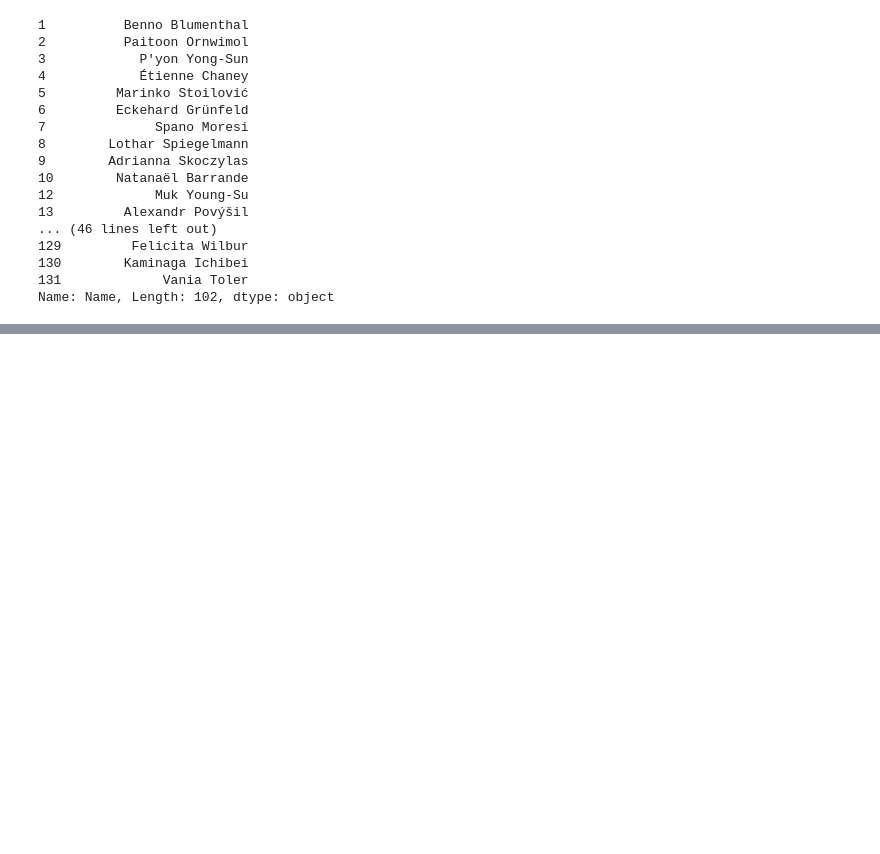
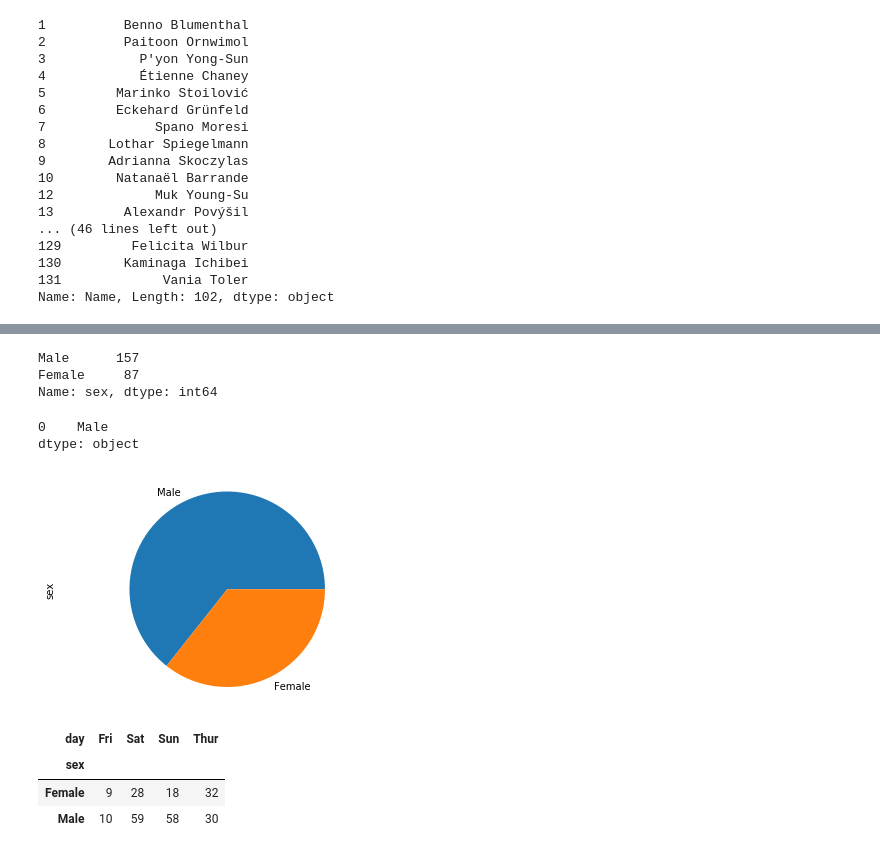
Before and after one commit to kiranp11/dsr, a Jupyter notebook: advanced_python/03_pandas.ipynb, the cells around one changed output, grey strips where cells are left out. Drawn from its saved outputs; the diff is of its cells as text; code cells hidden in the pictures; blank space fills up the shorter version.

```diff
--- a/advanced_python/03_pandas.ipynb
+++ b/advanced_python/03_pandas.ipynb
@@ -761,0 +1246,24 @@ Name: Name, Length: 102, dtype: object
+# %%
+y=tips["sex"].value_counts()
+# %% [output]
+Male      157
+Female     87
+Name: sex, dtype: int64
+# %%
+tips["sex"].mode()
+# %% [output]
+0    Male
+dtype: object
+# %%
+tips["sex"].value_counts().plot(kind="pie")
+plt.axis('equal')
+plt.show()
+# %% [output]
+[figure, added]
+# %%
+pd.crosstab(tips.sex, tips.day)
+# %% [output]
+| day | Fri | Sat | Sun | Thur |
+| sex |  |  |  |  |
+| Female | 9 | 28 | 18 | 32 |
+| Male | 10 | 59 | 58 | 30 |
```
Also changed, not shown: parts of 102 cells of this notebook.
